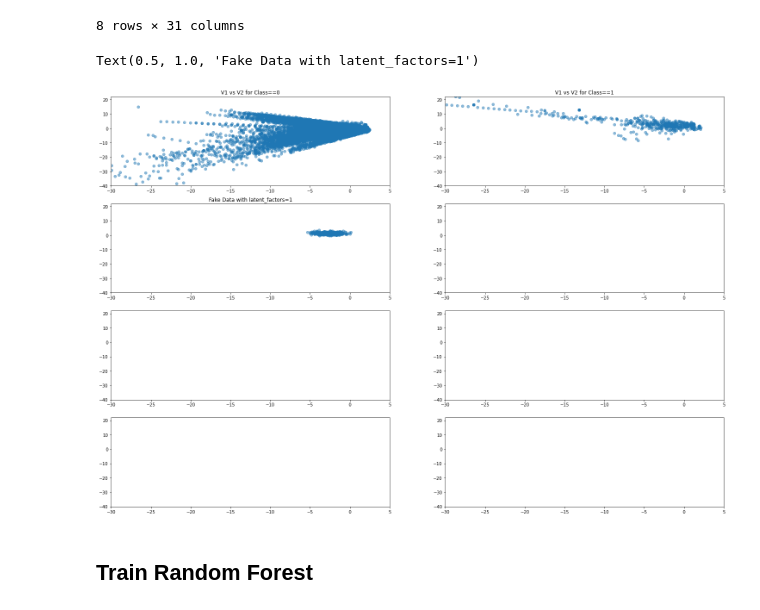
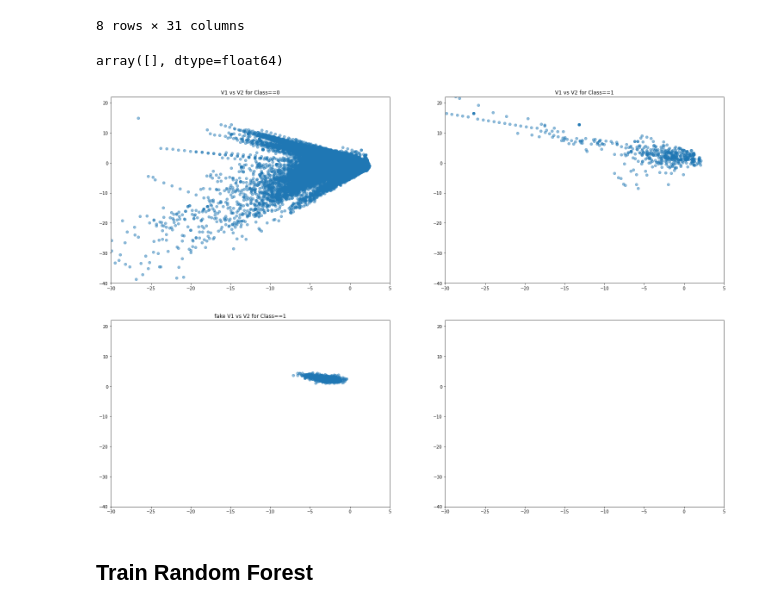
Before and after one commit to lschmiddey/deep_tabular_augmentation, a Jupyter notebook: Notebooks/DeepLearning_DataAugmentation_RF.ipynb, the cells around one changed output. Cells and saved outputs as stored; diff of their text form; code cells hidden in the pictures.

Commit message:
corrected loss functions and added plotting

```diff
--- a/Notebooks/DeepLearning_DataAugmentation_RF.ipynb
+++ b/Notebooks/DeepLearning_DataAugmentation_RF.ipynb
@@ -19,7 +25,7 @@ from sklearn.metrics import confusion_matrix
 # %%
 device = torch.device('cuda' if torch.cuda.is_available() else 'cpu')
 
-DATA_PATH = 'data/creditcard.csv'
+DATA_PATH = '../data/creditcard.csv'
 
 df = pd.read_csv(DATA_PATH)
 # %% [markdown]
@@ -173,24 +191,28 @@ df[df['Class']==1].describe()
 | 75% | 128483.000000 | -0.419200 | 4.971257 | -2.276185 | 6.348729 | 0.214562 | -0.413216 | -0.945954 | 1.764879 | -0.787850 | ... | ... |
 | max | 170348.000000 | 2.132386 | 22.057729 | 2.250210 | 12.114672 | 11.095089 | 6.474115 | 5.802537 | 20.007208 | 3.353525 | ... | ... |
 8 rows × 31 columns
+# %%
+df_fake_with_noise[df_fake_with_noise['Class']==0]['V2'].values
+# %% [output]
+array([], dtype=float64)
 # %%
 import matplotlib.pyplot as plt
-fig, axs = plt.subplots(4, 2)
+fig, axs = plt.subplots(2, 2)
 # Defining custom 'xlim' and 'ylim' values.
 custom_xlim = (-30, 5)
 custom_ylim = (-40, 22)
 # Setting the values for all axes.
 plt.setp(axs, xlim=custom_xlim, ylim=custom_ylim)
 fig.set_size_inches(25.5, 17.5)
 axs[0, 0].scatter(df[df['Class']==0]['V1'].values, df[df['Class']==0]['V2'].values, alpha=0.5)
 axs[0, 0].set_title('V1 vs V2 for Class==0')
 axs[0, 1].scatter(df[df['Class']==1]['V1'].values, df[df['Class']==1]['V2'].values, alpha=0.5)
 axs[0, 1].set_title('V1 vs V2 for Class==1')
-axs[1, 0].scatter(df_fake_with_noise['V1'].values, df_fake_with_noise['V2'].values, alpha=0.5)
-axs[1, 0].set_title('Fake Data with latent_factors=1')
+axs[1, 0].scatter(df_fake_with_noise[df_fake_with_noise['Class']==1]['V1'].values, df_fake_with_noise[df_fake_with_noise['Class']==1]['V2'].values, alpha=0.5)
+axs[1, 0].set_title('fake V1 vs V2 for Class==1')
+plt.show()
 # %% [output]
-Text(0.5, 1.0, 'Fake Data with latent_factors=1')
-[figure, old version]
+[figure, new version]
 # %% [markdown]
 ## Train Random Forest
 # %% [markdown]
```
Also changed, not shown: parts of 13 cells of this notebook, 2 other files.
